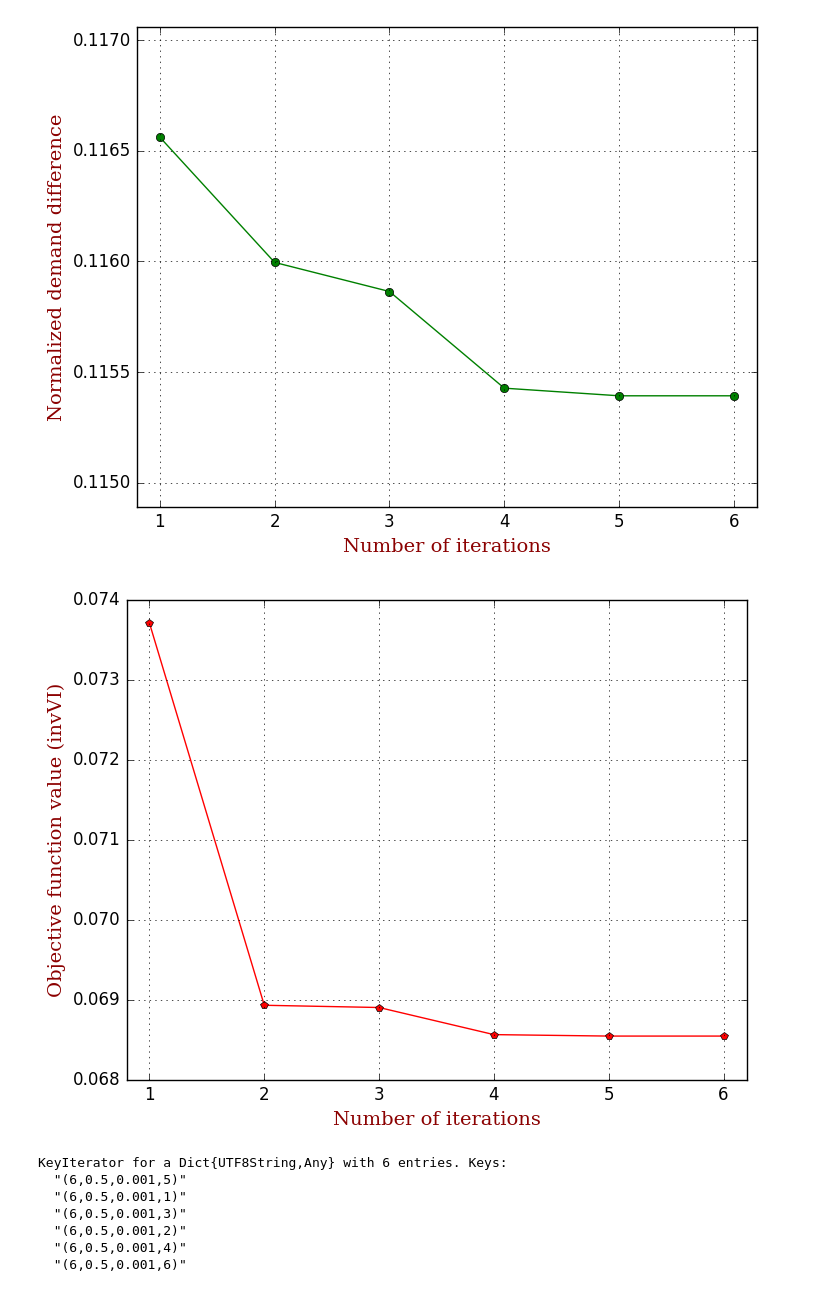
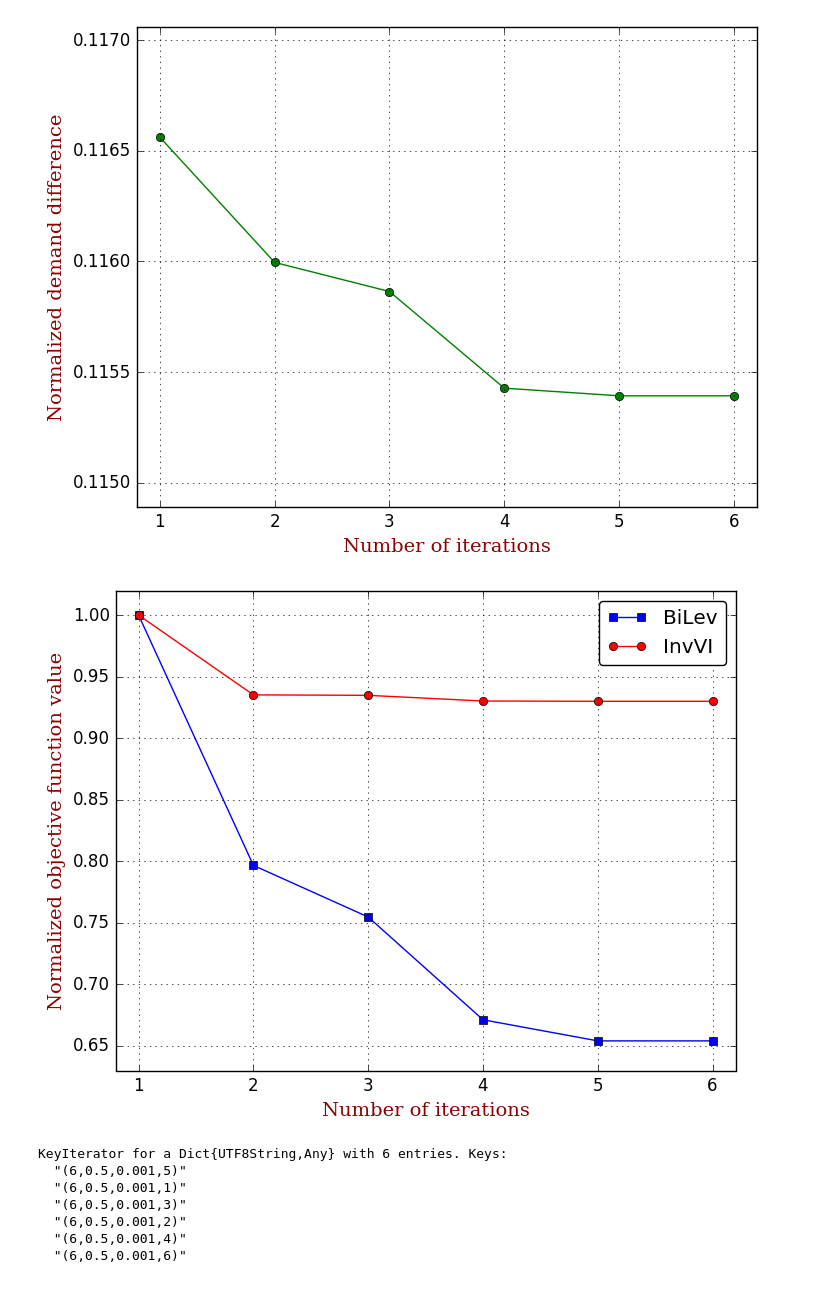
Before and after one commit to jingzbu/InverseVIsTraffic, a Jupyter notebook: 11_develop_new_OD_demand_estimator_Tiergarten_Dijkstra/05_refine_iteration_results.ipynb, the cells around one changed output. Cells and saved outputs as stored; diff of their text form; code cells hidden in the pictures.

Commit message:
refine plots for all three scenarios

```diff
--- a/11_develop_new_OD_demand_estimator_Tiergarten_Dijkstra/05_refine_iteration_results.ipynb
+++ b/11_develop_new_OD_demand_estimator_Tiergarten_Dijkstra/05_refine_iteration_results.ipynb
@@ -112,30 +88,42 @@ ylabel("Normalized demand difference", fontdict=font1)
 savefig("./results/demandsDiff_biLev_Tiergarten.pdf")
 # %% [output]
 [figure]
+# %%
+normObjInvVIDict = Dict{}()
+
+for key in keys(objInvVIDict)
+    normObjInvVIDict[key] = objInvVIDict[key] / objInvVIDict["1"]
+end
 # %%
 iterNum = 1:(N+1)
 
-objFun = map(iterNum->objInvVIDict["$iterNum"], iterNum)
+objFunBiLev = map(iterNum->norObjFunDict["$iterNum"], iterNum)
 
 # plot(iterNum, objFun, "s-g", label="True")
 
-plot(iterNum, objFun, "p-r")
+plot(iterNum, objFunBiLev, "s-b", label="BiLev")
 
-# legend(loc="upper right",fancybox="true")
+objFunInv = map(iterNum->normObjInvVIDict["$iterNum"], iterNum)
+
+# plot(iterNum, objFun, "s-g", label="True")
+
+plot(iterNum, objFunInv, "o-r", label="InvVI")
+
+legend(loc="upper right",fancybox="true")
 
 grid("on")
 
 xlim(0.8, N + 1 + .2)
-# ylim(0.9, 2.0)
+ylim(0.63, 1.02)
 
 font1 = ["family"=>"serif", "color"=>"darkred", "weight"=>"normal", "size"=>14]
 
 xlabel("Number of iterations", fontdict=font1)
-ylabel("Objective function value (invVI)", fontdict=font1)
+ylabel("Normalized objective function value", fontdict=font1)
 
-savefig("./results/objFun_invVI_Tiergarten.pdf")
+savefig("./results/objFun_Tiergarten.pdf")
 # %% [output]
-[figure, old version]
+[figure, new version]
 # %%
 polyEval(coeffs, pt) = sum([coeffs[i] * pt^(i-1) for i = 1:length(coeffs)]);
 # %%
```
Also changed, not shown: parts of 6 cells of this notebook, 35 other files.
